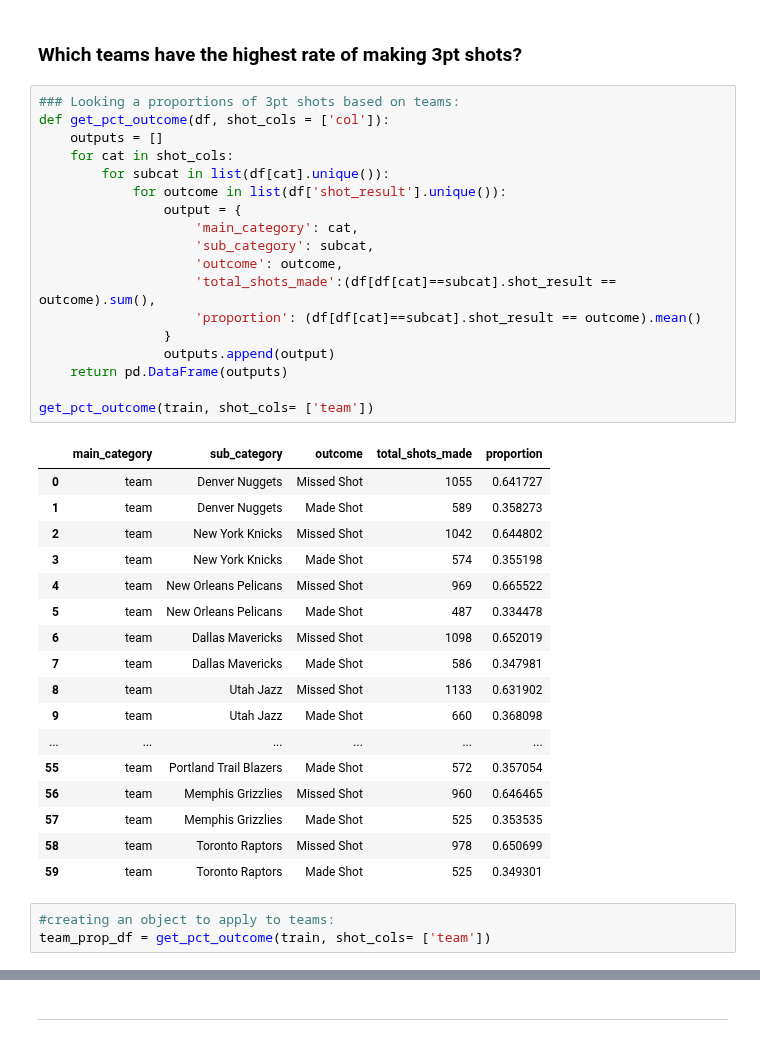
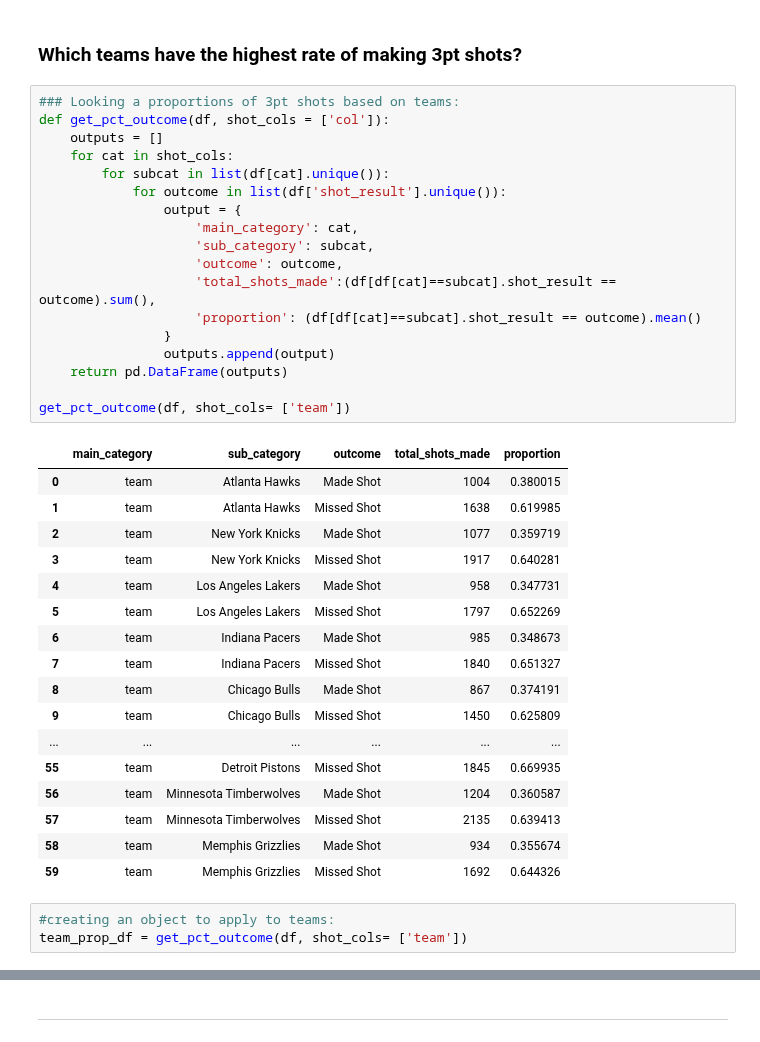
Before and after one commit to Eyring-Miller-Muriithi-capstone/shot-caller-for-ballers, a Jupyter notebook: Notebooks/Jen/Explore_main.ipynb, the cells around one changed output, grey strips where cells are left out. Saved outputs shown, nothing was run; the diff lists cells and outputs as text.

```diff
--- a/Notebooks/Jen/Explore_main.ipynb
+++ b/Notebooks/Jen/Explore_main.ipynb
@@ -217,42 +223,42 @@ _____________________________________________
 # %%
 ### Looking a proportions of 3pt shots based on teams:
 def get_pct_outcome(df, shot_cols = ['col']):
     outputs = []
     for cat in shot_cols:
         for subcat in list(df[cat].unique()):
             for outcome in list(df['shot_result'].unique()):
                 output = {
                     'main_category': cat,
                     'sub_category': subcat,
                     'outcome': outcome,
                     'total_shots_made':(df[df[cat]==subcat].shot_result == outcome).sum(),
                     'proportion': (df[df[cat]==subcat].shot_result == outcome).mean()
                 }
                 outputs.append(output)
     return pd.DataFrame(outputs)
 
-get_pct_outcome(train, shot_cols= ['team'])
+get_pct_outcome(df, shot_cols= ['team'])
 # %% [output]
 |  | main_category | sub_category | outcome | total_shots_made | proportion |
-| 0 | team | Denver Nuggets | Missed Shot | 1055 | 0.641727 |
-| 1 | team | Denver Nuggets | Made Shot | 589 | 0.358273 |
-| 2 | team | New York Knicks | Missed Shot | 1042 | 0.644802 |
-| 3 | team | New York Knicks | Made Shot | 574 | 0.355198 |
-| 4 | team | New Orleans Pelicans | Missed Shot | 969 | 0.665522 |
-| 5 | team | New Orleans Pelicans | Made Shot | 487 | 0.334478 |
-| 6 | team | Dallas Mavericks | Missed Shot | 1098 | 0.652019 |
-| 7 | team | Dallas Mavericks | Made Shot | 586 | 0.347981 |
-| 8 | team | Utah Jazz | Missed Shot | 1133 | 0.631902 |
-| 9 | team | Utah Jazz | Made Shot | 660 | 0.368098 |
+| 0 | team | Atlanta Hawks | Made Shot | 1004 | 0.380015 |
+| 1 | team | Atlanta Hawks | Missed Shot | 1638 | 0.619985 |
+| 2 | team | New York Knicks | Made Shot | 1077 | 0.359719 |
+| 3 | team | New York Knicks | Missed Shot | 1917 | 0.640281 |
+| 4 | team | Los Angeles Lakers | Made Shot | 958 | 0.347731 |
+| 5 | team | Los Angeles Lakers | Missed Shot | 1797 | 0.652269 |
+| 6 | team | Indiana Pacers | Made Shot | 985 | 0.348673 |
+| 7 | team | Indiana Pacers | Missed Shot | 1840 | 0.651327 |
+| 8 | team | Chicago Bulls | Made Shot | 867 | 0.374191 |
+| 9 | team | Chicago Bulls | Missed Shot | 1450 | 0.625809 |
 | ... | ... | ... | ... | ... | ... |
-| 55 | team | Portland Trail Blazers | Made Shot | 572 | 0.357054 |
-| 56 | team | Memphis Grizzlies | Missed Shot | 960 | 0.646465 |
-| 57 | team | Memphis Grizzlies | Made Shot | 525 | 0.353535 |
-| 58 | team | Toronto Raptors | Missed Shot | 978 | 0.650699 |
-| 59 | team | Toronto Raptors | Made Shot | 525 | 0.349301 |
+| 55 | team | Detroit Pistons | Missed Shot | 1845 | 0.669935 |
+| 56 | team | Minnesota Timberwolves | Made Shot | 1204 | 0.360587 |
+| 57 | team | Minnesota Timberwolves | Missed Shot | 2135 | 0.639413 |
+| 58 | team | Memphis Grizzlies | Made Shot | 934 | 0.355674 |
+| 59 | team | Memphis Grizzlies | Missed Shot | 1692 | 0.644326 |
 # %%
 #creating an object to apply to teams:
-team_prop_df = get_pct_outcome(train, shot_cols= ['team'])
+team_prop_df = get_pct_outcome(df, shot_cols= ['team'])
 # %%
 # result of top teams that make 3pt shots:
 top_3pt_teams = team_prop_df[(team_prop_df.proportion > made_shot_rate) & (team_prop_df.outcome == 'Made Shot')]
```
Also changed, not shown: parts of 52 cells of this notebook.
